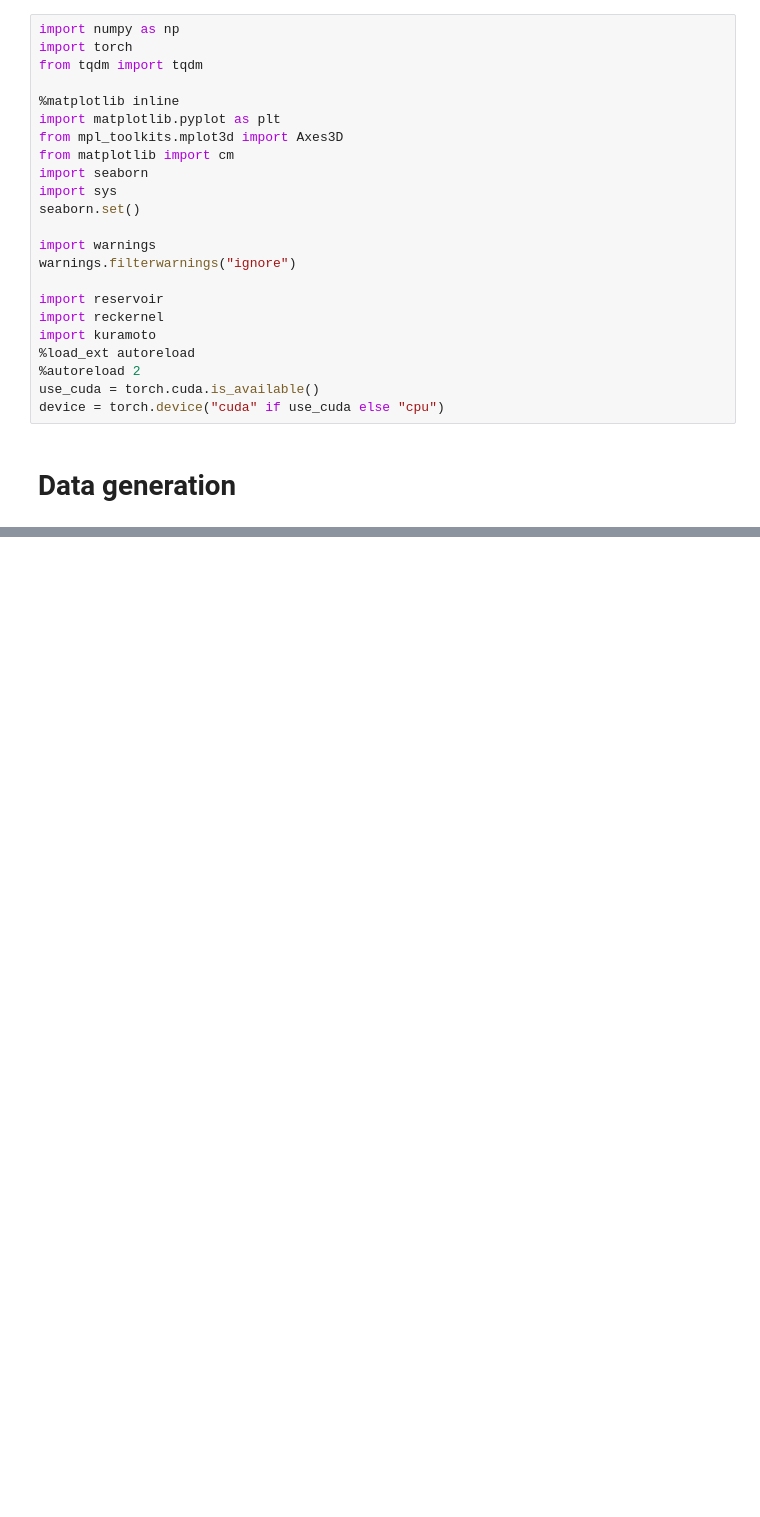
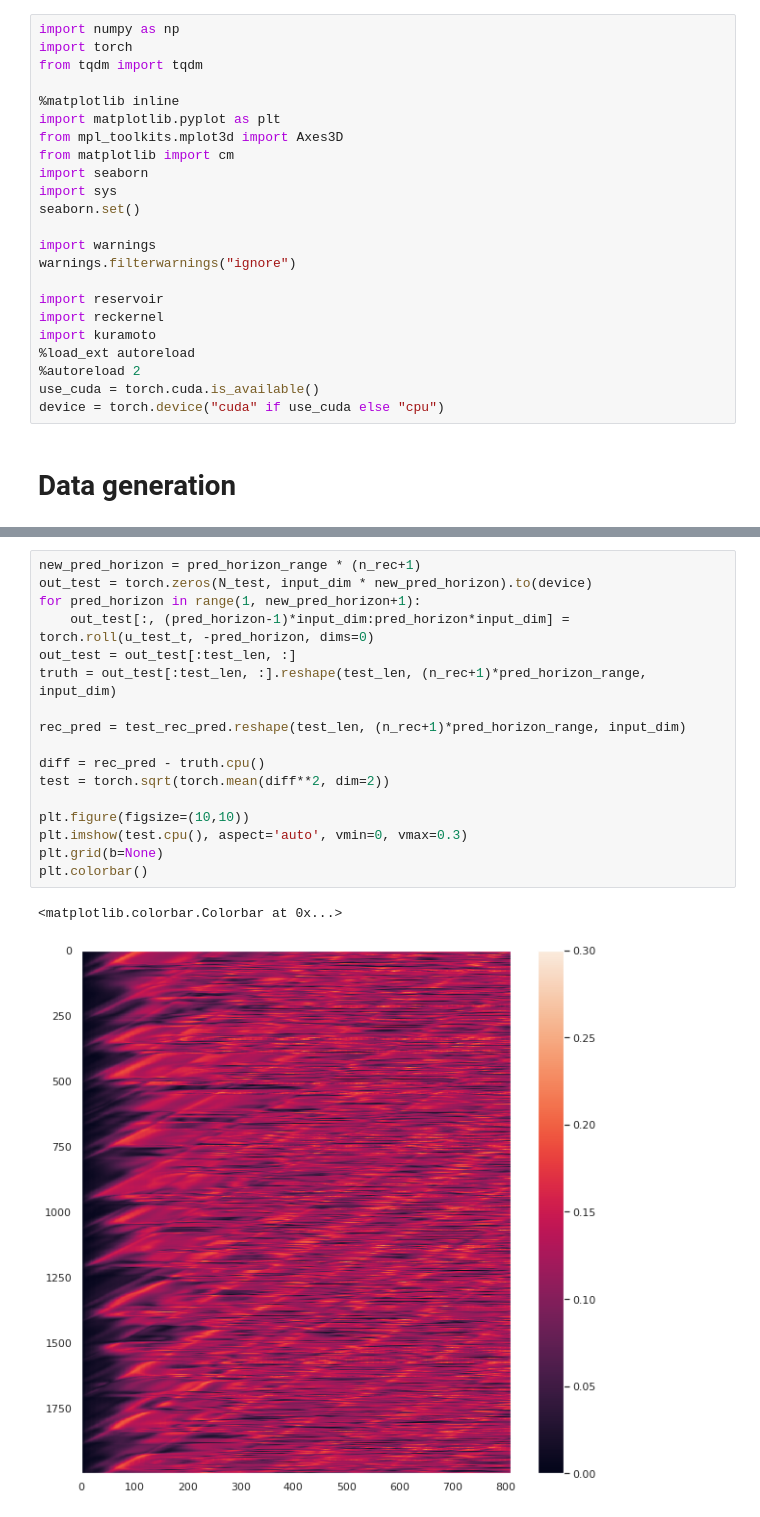
Before and after one commit to rubenohana/Reservoir-computing-kernels, a Jupyter notebook: ks_mse.ipynb, the cells around one changed output, grey strips where cells are left out. Drawn from its saved outputs; the diff is of its cells as text; blank space fills up the shorter version.

Commit message:
Add recursive prediction and grid-search on Kuramoto prediction

```diff
--- a/ks_mse.ipynb
+++ b/ks_mse.ipynb
@@ -49,0 +94,20 @@ plt.title("Kuramoto-Sivashisky time series")
+# %%
+new_pred_horizon = pred_horizon_range * (n_rec+1)
+out_test = torch.zeros(N_test, input_dim * new_pred_horizon).to(device)
+for pred_horizon in range(1, new_pred_horizon+1):
+    out_test[:, (pred_horizon-1)*input_dim:pred_horizon*input_dim] = torch.roll(u_test_t, -pred_horizon, dims=0)
+out_test = out_test[:test_len, :]
+truth = out_test[:test_len, :].reshape(test_len, (n_rec+1)*pred_horizon_range, input_dim)
+
+rec_pred = test_rec_pred.reshape(test_len, (n_rec+1)*pred_horizon_range, input_dim)
+
+diff = rec_pred - truth.cpu()
+test = torch.sqrt(torch.mean(diff**2, dim=2))
+
+plt.figure(figsize=(10,10))
+plt.imshow(test.cpu(), aspect='auto', vmin=0, vmax=0.3)
+plt.grid(b=None)
+plt.colorbar()
+# %% [output]
+<matplotlib.colorbar.Colorbar at 0x...>
+[figure, added]
```
Also changed, not shown: parts of 21 cells of this notebook, 2 other files.
